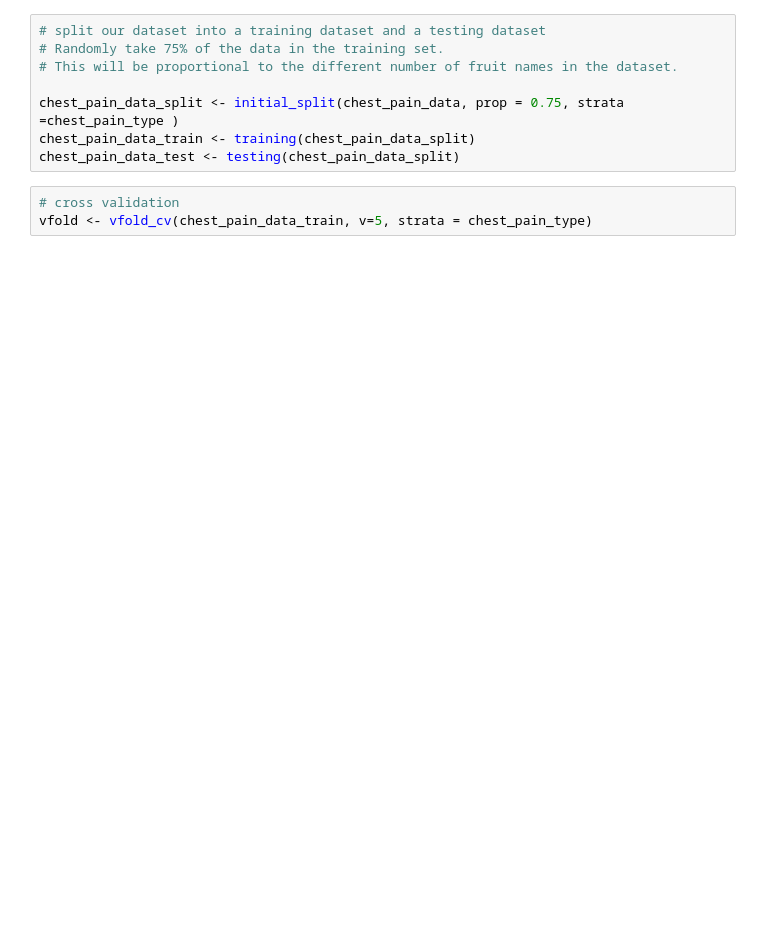
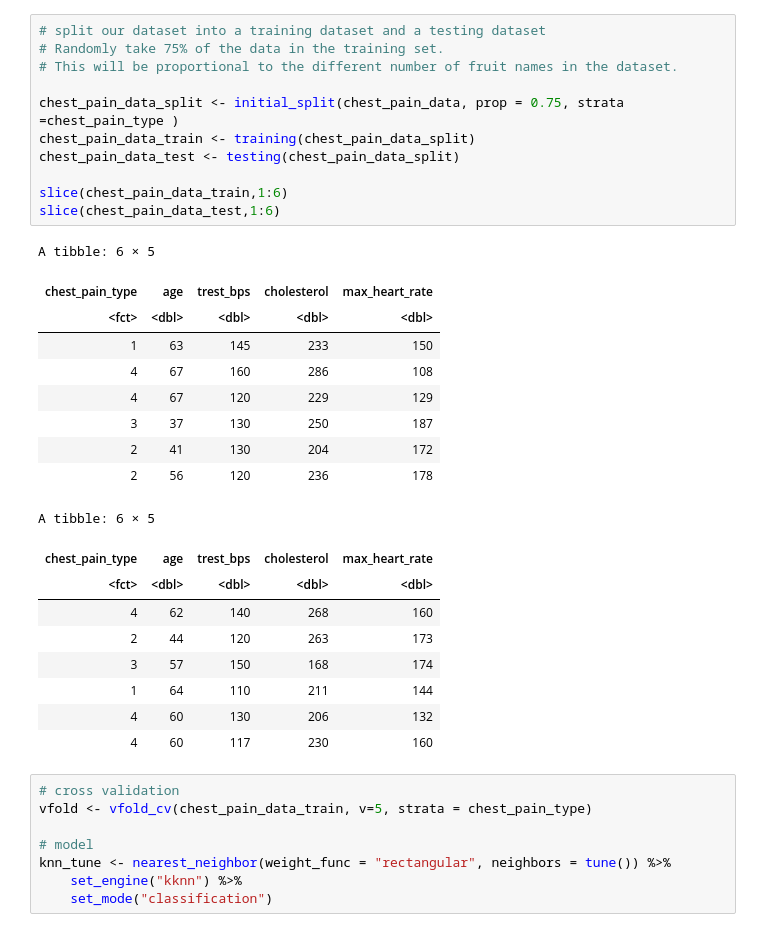
Before and after one commit to Tracywxr/Chest-Pain-Types-Prediction, a Jupyter notebook: Classification Analysis.ipynb, the cells around one changed output. Cells and saved outputs as stored; diff of their text form; blank space fills up the shorter version.

```diff
--- a/Classification Analysis.ipynb
+++ b/Classification Analysis.ipynb
@@ -86,13 +181,40 @@ A tibble: 4 × 2
 # %%
 # split our dataset into a training dataset and a testing dataset
 # Randomly take 75% of the data in the training set.
 # This will be proportional to the different number of fruit names in the dataset.
 
 chest_pain_data_split <- initial_split(chest_pain_data, prop = 0.75, strata =chest_pain_type )
 chest_pain_data_train <- training(chest_pain_data_split)
 chest_pain_data_test <- testing(chest_pain_data_split)
+
+slice(chest_pain_data_train,1:6)
+slice(chest_pain_data_test,1:6)
+# %% [output]
+A tibble: 6 × 5
+| chest_pain_type | age | trest_bps | cholesterol | max_heart_rate |
+| <fct> | <dbl> | <dbl> | <dbl> | <dbl> |
+| 1 | 63 | 145 | 233 | 150 |
+| 4 | 67 | 160 | 286 | 108 |
+| 4 | 67 | 120 | 229 | 129 |
+| 3 | 37 | 130 | 250 | 187 |
+| 2 | 41 | 130 | 204 | 172 |
+| 2 | 56 | 120 | 236 | 178 |
+A tibble: 6 × 5
+| chest_pain_type | age | trest_bps | cholesterol | max_heart_rate |
+| <fct> | <dbl> | <dbl> | <dbl> | <dbl> |
+| 4 | 62 | 140 | 268 | 160 |
+| 2 | 44 | 120 | 263 | 173 |
+| 3 | 57 | 150 | 168 | 174 |
+| 1 | 64 | 110 | 211 | 144 |
+| 4 | 60 | 130 | 206 | 132 |
+| 4 | 60 | 117 | 230 | 160 |
 # %%
 # cross validation
 vfold <- vfold_cv(chest_pain_data_train, v=5, strata = chest_pain_type)
+
+# model
+knn_tune <- nearest_neighbor(weight_func = "rectangular", neighbors = tune()) %>%
+    set_engine("kknn") %>%
+    set_mode("classification")
 # %%
 # recipe and standardization
```
Also changed, not shown: parts of 7 cells of this notebook.
